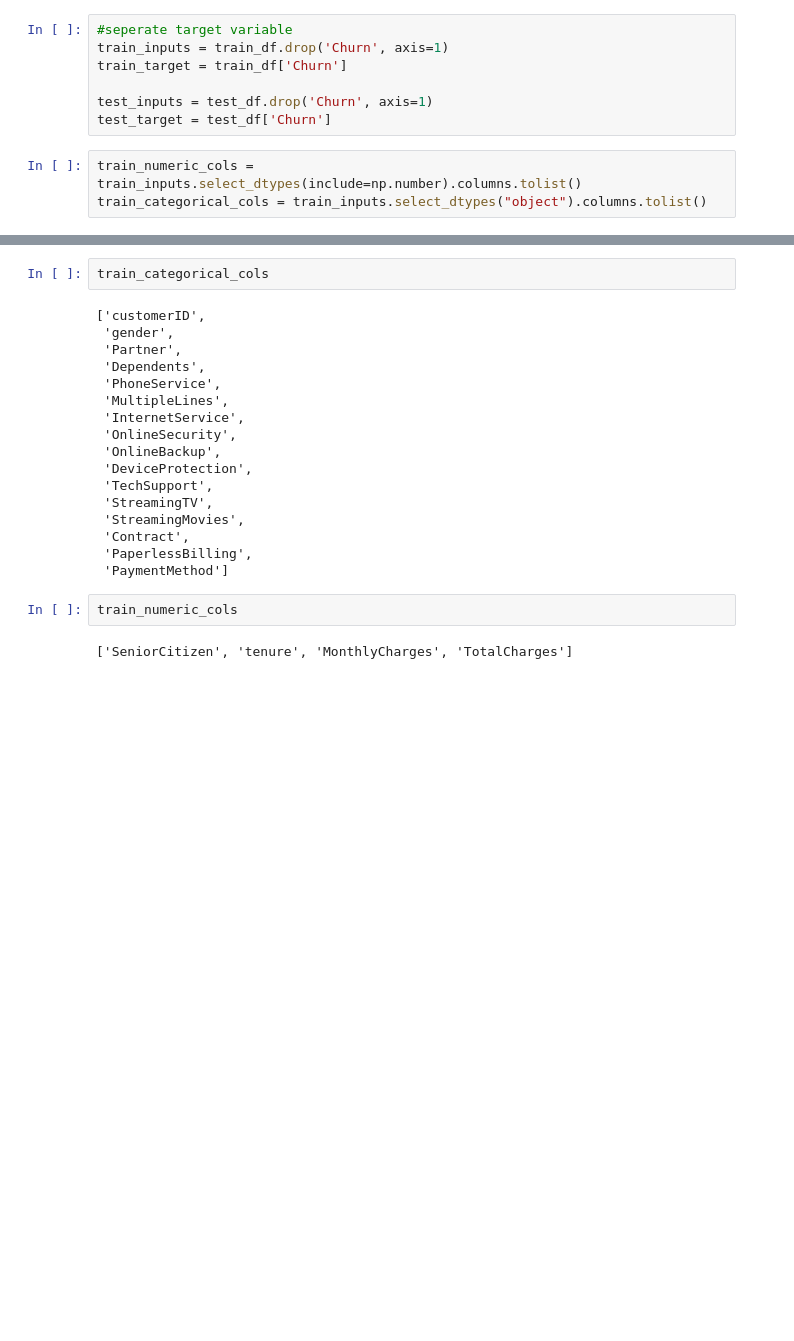
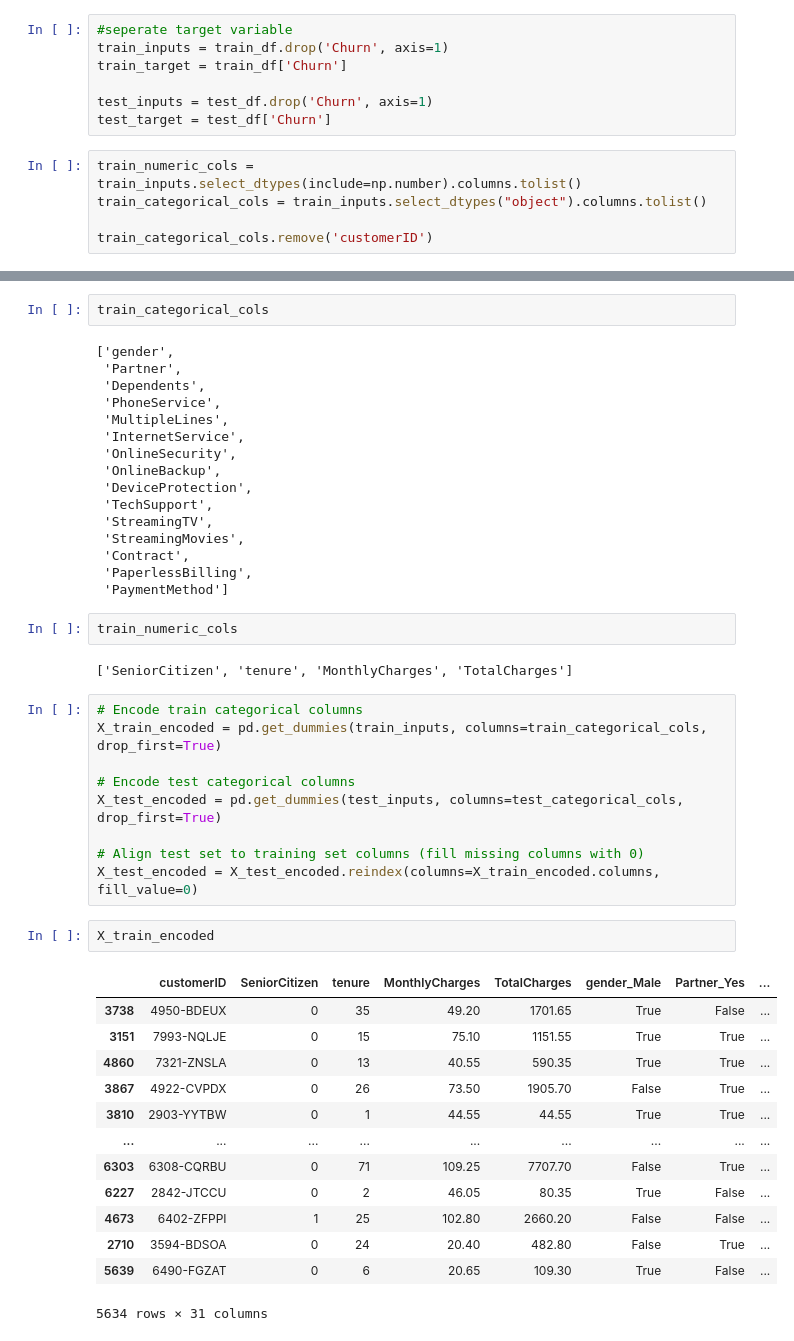
Before and after one commit to stanleyotieno1/Data-analysis-assignment, a Jupyter notebook: Jupyter-files/churn.ipynb, the cells around one changed output, grey strips where cells are left out. Cells and saved outputs as stored; diff of their text form; blank space fills up the shorter version.

```diff
--- a/Jupyter-files/churn.ipynb
+++ b/Jupyter-files/churn.ipynb
@@ -540,6 +540,8 @@ test_target = test_df['Churn']
 # %%
 train_numeric_cols = train_inputs.select_dtypes(include=np.number).columns.tolist()
 train_categorical_cols = train_inputs.select_dtypes("object").columns.tolist()
+
+train_categorical_cols.remove('customerID')
 # %%
 test_numeric_cols = test_inputs.select_dtypes(include=np.number).columns.tolist()
 test_categorical_cols = test_inputs.select_dtypes("object").columns.tolist()
@@ -546,8 +549,7 @@ test_categorical_cols = test_inputs.select_dtypes("object").columns.tolist()
 # %%
 train_categorical_cols
 # %% [output]
-['customerID',
- 'gender',
+['gender',
  'Partner',
  'Dependents',
  'PhoneService',
@@ -566,3 +568,28 @@ train_categorical_cols
 train_numeric_cols
 # %% [output]
 ['SeniorCitizen', 'tenure', 'MonthlyCharges', 'TotalCharges']
+# %%
+# Encode train categorical columns
+X_train_encoded = pd.get_dummies(train_inputs, columns=train_categorical_cols, drop_first=True)
+
+# Encode test categorical columns
+X_test_encoded = pd.get_dummies(test_inputs, columns=test_categorical_cols, drop_first=True)
+
+# Align test set to training set columns (fill missing columns with 0)
+X_test_encoded = X_test_encoded.reindex(columns=X_train_encoded.columns, fill_value=0)
+# %%
+X_train_encoded
+# %% [output]
+|  | customerID | SeniorCitizen | tenure | MonthlyCharges | TotalCharges | gender_Male | Partner_Yes | ... |
+| 3738 | 4950-BDEUX | 0 | 35 | 49.20 | 1701.65 | True | False | ... |
+| 3151 | 7993-NQLJE | 0 | 15 | 75.10 | 1151.55 | True | True | ... |
+| 4860 | 7321-ZNSLA | 0 | 13 | 40.55 | 590.35 | True | True | ... |
+| 3867 | 4922-CVPDX | 0 | 26 | 73.50 | 1905.70 | False | True | ... |
+| 3810 | 2903-YYTBW | 0 | 1 | 44.55 | 44.55 | True | True | ... |
+| ... | ... | ... | ... | ... | ... | ... | ... | ... |
+| 6303 | 6308-CQRBU | 0 | 71 | 109.25 | 7707.70 | False | True | ... |
+| 6227 | 2842-JTCCU | 0 | 2 | 46.05 | 80.35 | True | False | ... |
+| 4673 | 6402-ZFPPI | 1 | 25 | 102.80 | 2660.20 | False | False | ... |
+| 2710 | 3594-BDSOA | 0 | 24 | 20.40 | 482.80 | False | True | ... |
+| 5639 | 6490-FGZAT | 0 | 6 | 20.65 | 109.30 | True | False | ... |
+5634 rows × 31 columns
```
Also changed, not shown: parts of 1 cell of this notebook.
